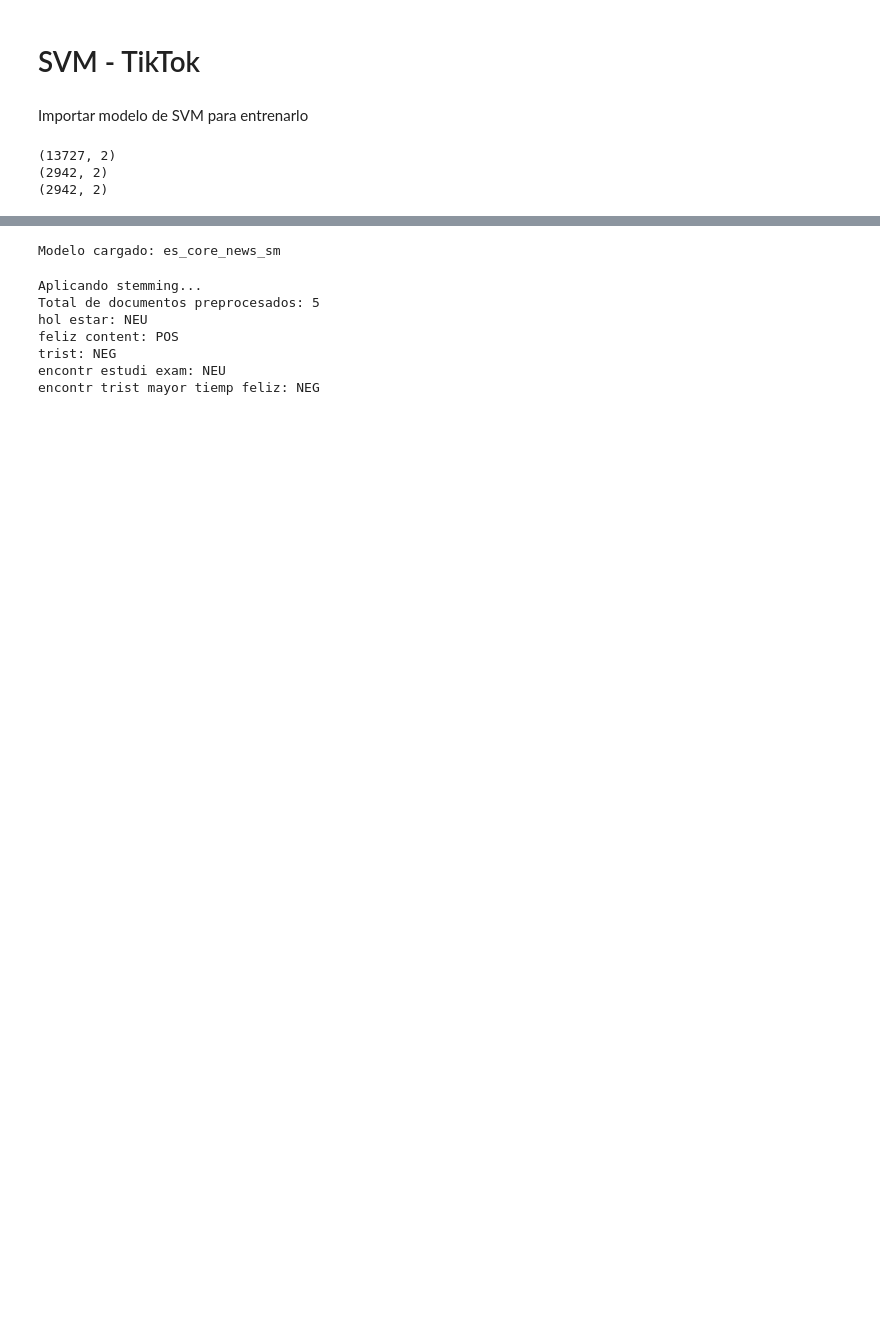
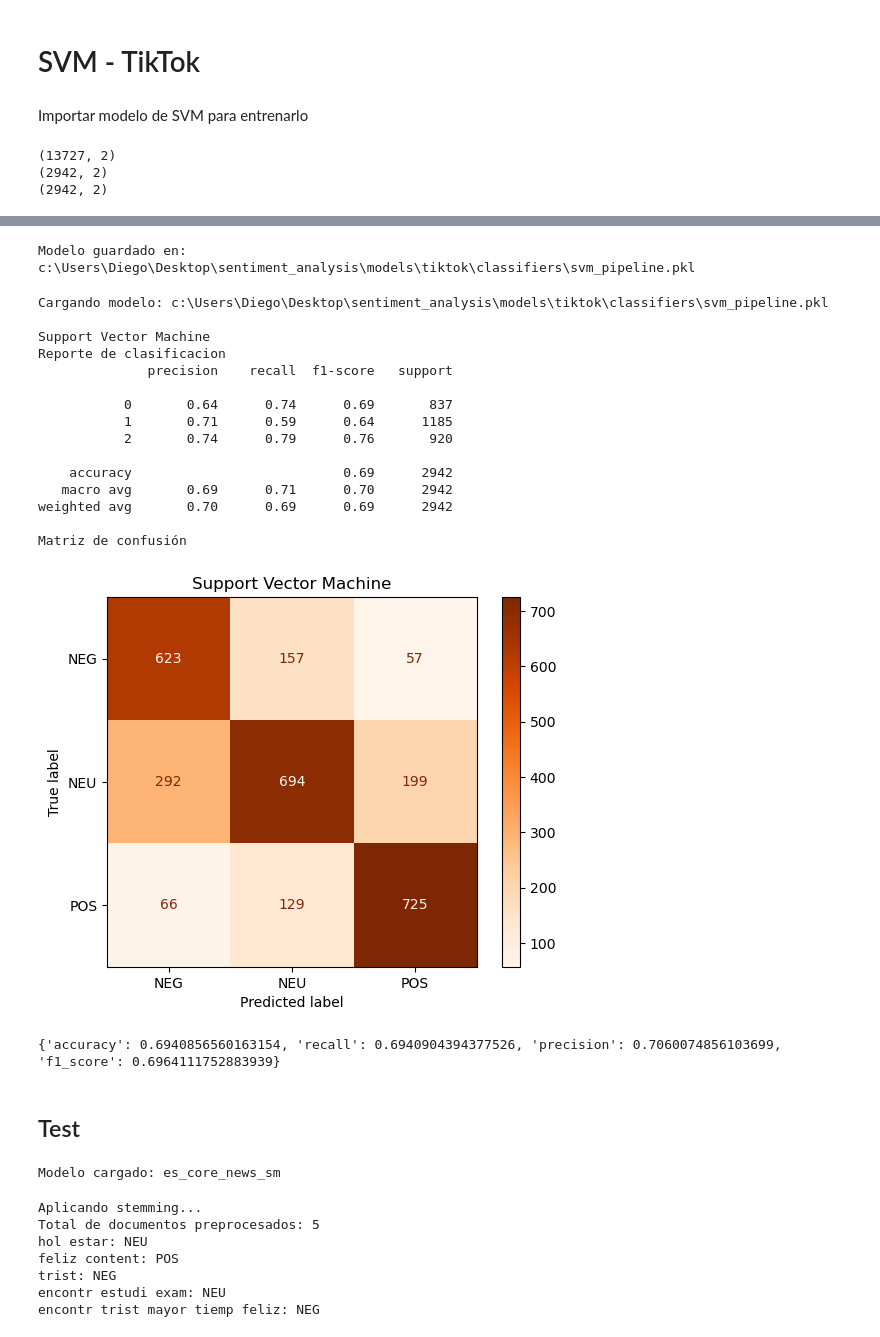
Before and after one commit to diegourielvr/sentiment_analysis, a Jupyter notebook: notebooks/tiktok/02_SVM_tiktok.ipynb, the cells around one changed output, grey strips where cells are left out. Saved outputs shown, nothing was run; the diff lists cells and outputs as text; code cells hidden in the pictures; blank space fills up the shorter version.

```diff
--- a/notebooks/tiktok/02_SVM_tiktok.ipynb
+++ b/notebooks/tiktok/02_SVM_tiktok.ipynb
@@ -117 +162,44 @@ from src.preprocesamiento.nlp_spacy import preprocesamiento
+# %%
+from constants.constants_tiktok import SVM_PIPELINE_PATH
+
+# Entrenar modelo
+pipeline, metrics = train_svm(
+    dataset_train,
+    dataset_val,
+    C=best_acc['regularization'],
+    kernel=best_acc['kernel'].lower(),
+    vec=best_acc['vectorizer']
+)
+
+save_model(pipeline, SVM_PIPELINE_PATH)
+# %% [output]
+Modelo guardado en: c:\Users\Diego\Desktop\sentiment_analysis\models\tiktok\classifiers\svm_pipeline.pkl
+# %%
+from src.trainers.utils import evaluate_model
+from src.trainers.utils import load_model
+
+# Evaluar modelo con datos de prueba
+pipeline = load_model(SVM_PIPELINE_PATH)
+metrics = evaluate_model(pipeline, dataset_test, title="Support Vector Machine")
+print(metrics)
+# %% [output]
+Cargando modelo: c:\Users\Diego\Desktop\sentiment_analysis\models\tiktok\classifiers\svm_pipeline.pkl
+
+Support Vector Machine
+Reporte de clasificacion
+              precision    recall  f1-score   support
+
+           0       0.64      0.74      0.69       837
+           1       0.71      0.59      0.64      1185
+           2       0.74      0.79      0.76       920
+
+    accuracy                           0.69      2942
+   macro avg       0.69      0.71      0.70      2942
+weighted avg       0.70      0.69      0.69      2942
+
+Matriz de confusión
+[figure, added]
+{'accuracy': 0.6940856560163154, 'recall': 0.6940904394377526, 'precision': 0.7060074856103699, 'f1_score': 0.6964111752883939}
+# %% [markdown]
+## Test
 # %%
```
Also changed, not shown: parts of 17 cells of this notebook, 14 other files.
